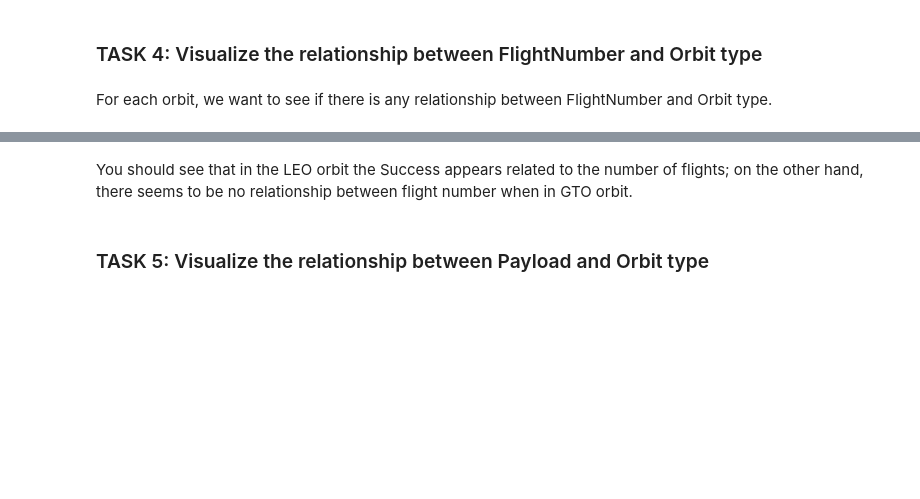
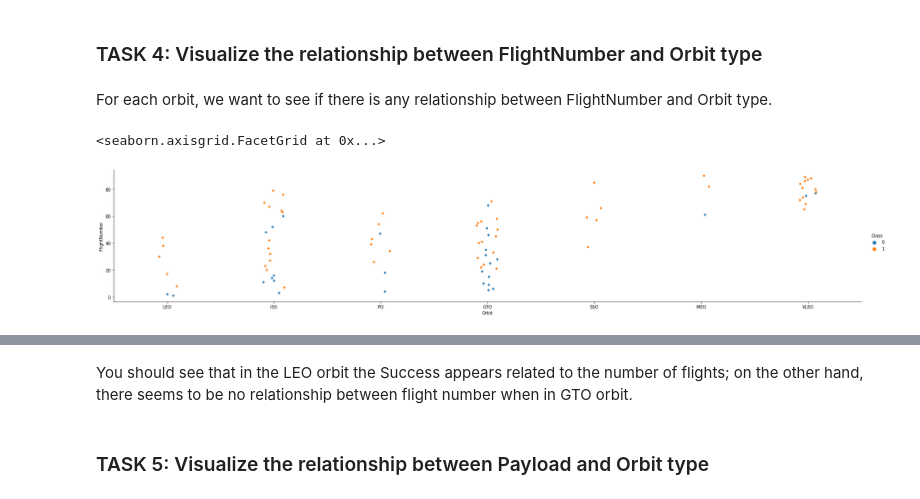
Before and after one commit to hmartinez89/IBB_DataScience_Certification, a Jupyter notebook: jupyter-labs-eda-dataviz.ipynb, the cells around one changed output, grey strips where cells are left out. Saved outputs shown, nothing was run; the diff lists cells and outputs as text; code cells hidden in the pictures; blank space fills up the shorter version.

```diff
--- a/jupyter-labs-eda-dataviz.ipynb
+++ b/jupyter-labs-eda-dataviz.ipynb
@@ -127,3 +127,9 @@ Analyze the ploted bar chart try to find which orbits have high sucess rate.
 ### TASK  4: Visualize the relationship between FlightNumber and Orbit type
 # %% [markdown]
 For each orbit, we want to see if there is any relationship between FlightNumber and Orbit type.
+# %%
+df_t = df.loc[(df["Orbit"]!="SO") & (df["Orbit"]!="GEO") & (df["Orbit"]!="HEO") & (df["Orbit"]!="ES-L1")]
+sns.catplot(y="FlightNumber", x="Orbit", hue="Class", data=df_t, aspect=5)
+# %% [output]
+<seaborn.axisgrid.FacetGrid at 0x...>
+[figure, added]
```
Also changed, not shown: parts of 5 cells of this notebook, 3 other files.
